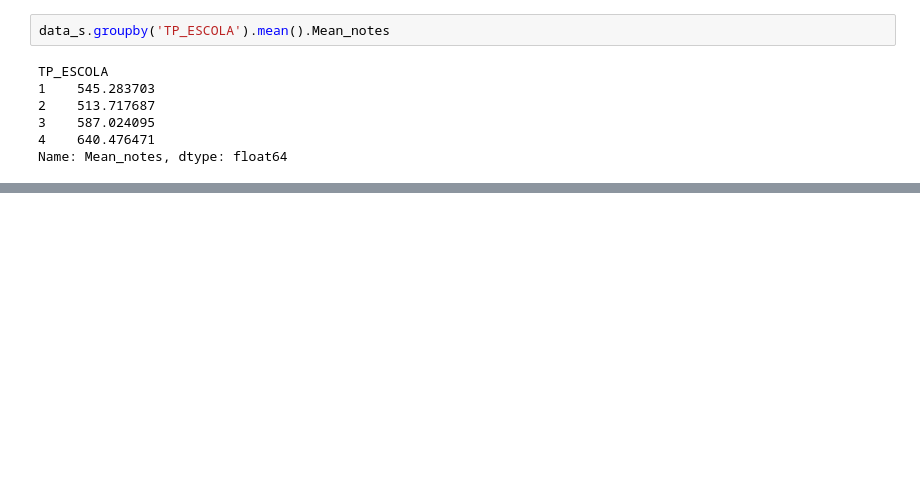
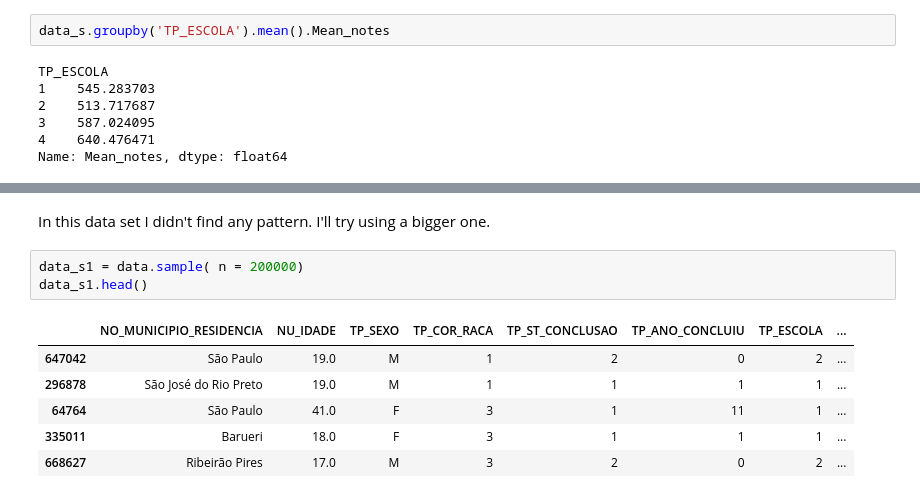
Before and after one commit to GiovaniValdrighi/DataScience_IC, a Jupyter notebook: DataAnalysis_MicrodadosEnem.ipynb, the cells around one changed output, grey strips where cells are left out. Saved outputs shown, nothing was run; the diff lists cells and outputs as text; blank space fills up the shorter version.

```diff
--- a/DataAnalysis_MicrodadosEnem.ipynb
+++ b/DataAnalysis_MicrodadosEnem.ipynb
@@ -106,0 +145,12 @@ Name: Mean_notes, dtype: float64
+# %% [markdown]
+In this data set I didn't find any pattern. I'll try using a bigger one.
+# %%
+data_s1 = data.sample( n = 200000)
+data_s1.head()
+# %% [output]
+|  | NO_MUNICIPIO_RESIDENCIA | NU_IDADE | TP_SEXO | TP_COR_RACA | TP_ST_CONCLUSAO | TP_ANO_CONCLUIU | TP_ESCOLA | ... |
+| 647042 | São Paulo | 19.0 | M | 1 | 2 | 0 | 2 | ... |
+| 296878 | São José do Rio Preto | 19.0 | M | 1 | 1 | 1 | 1 | ... |
+| 64764 | São Paulo | 41.0 | F | 3 | 1 | 11 | 1 | ... |
+| 335011 | Barueri | 18.0 | F | 3 | 1 | 1 | 1 | ... |
+| 668627 | Ribeirão Pires | 17.0 | M | 3 | 2 | 0 | 2 | ... |
```
Also changed, not shown: parts of 16 cells of this notebook.
